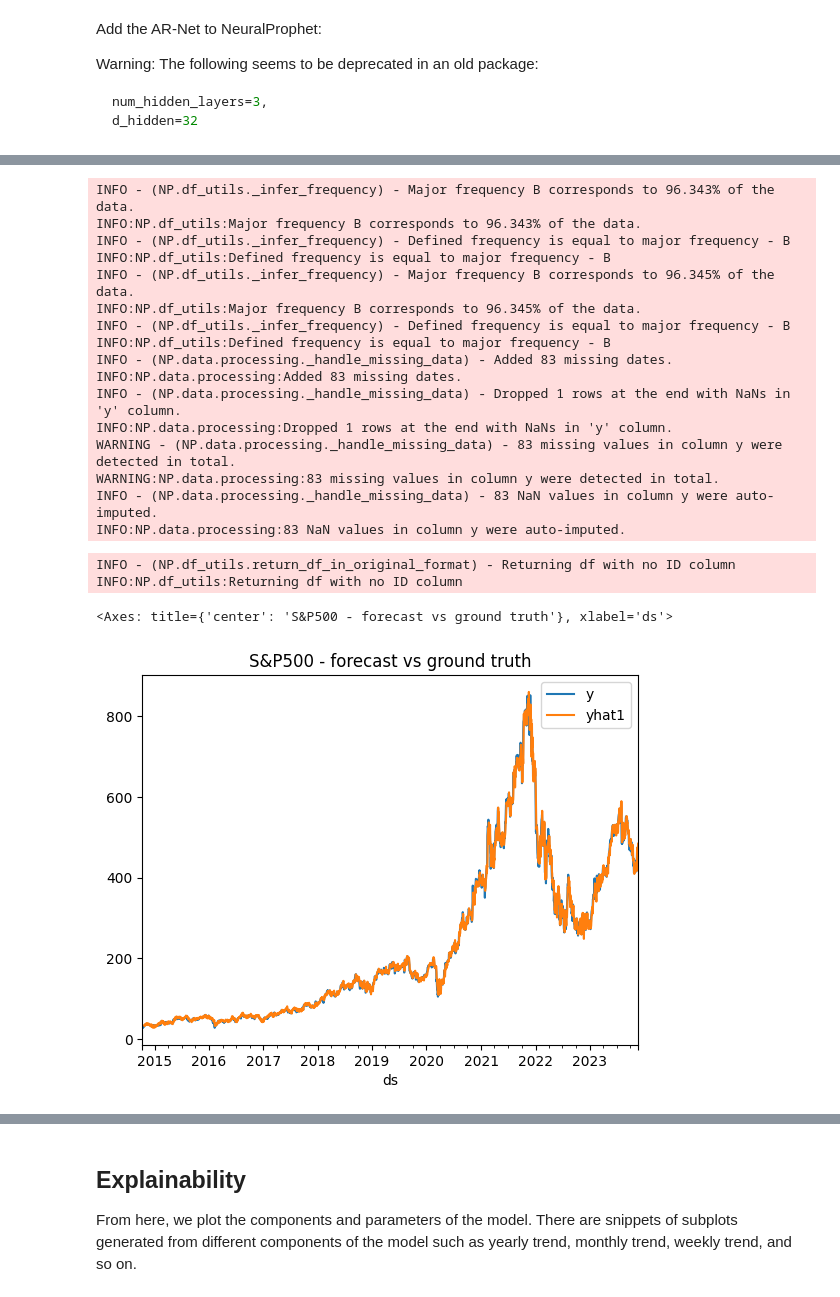
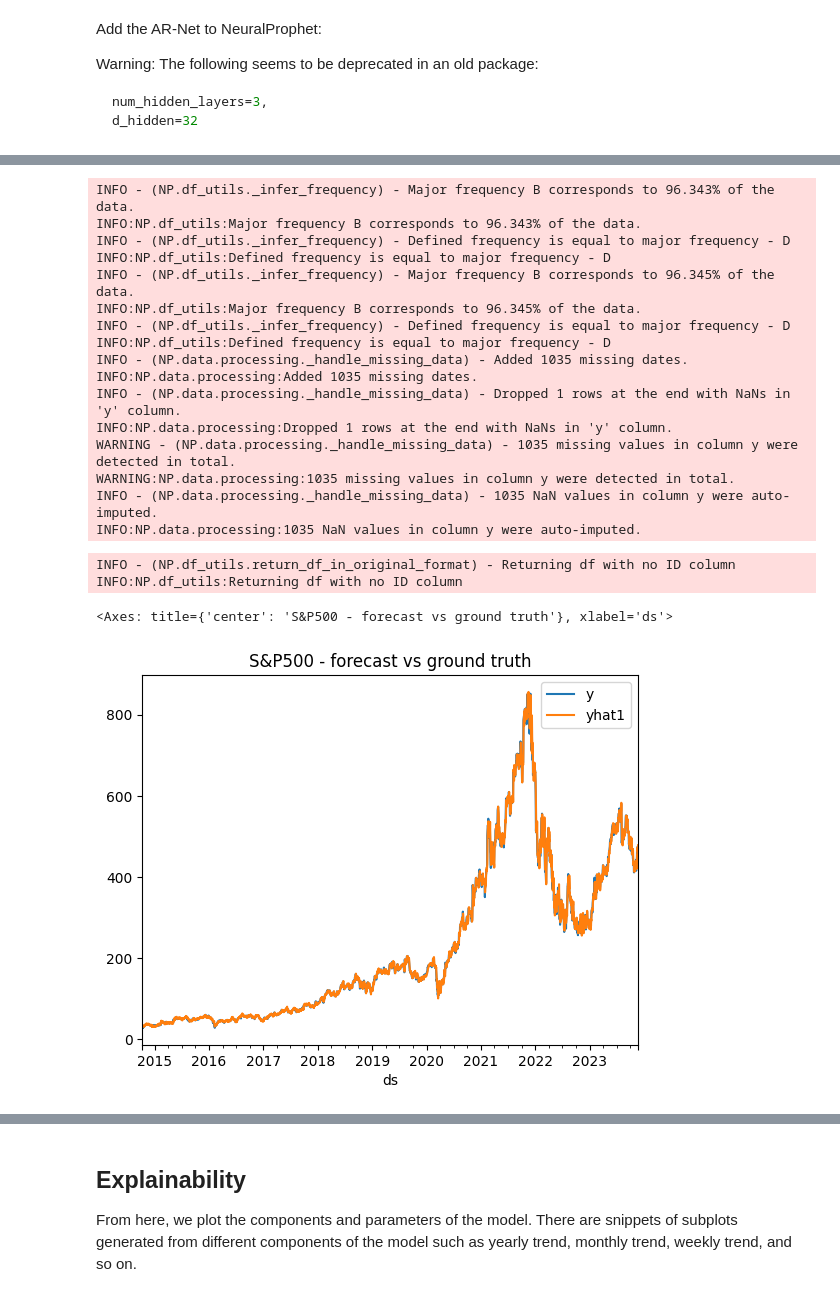
Before and after one commit to yiqiao-yin/WYNAssociates, a Jupyter notebook: docs/ref-deeplearning/ex16b - use neuralprophet to forecast stock price.ipynb, the cells around one changed output, grey strips where cells are left out. Saved outputs shown, nothing was run; the diff lists cells and outputs as text; code cells hidden in the pictures.

```diff
--- a/docs/ref-deeplearning/ex16b - use neuralprophet to forecast stock price.ipynb
+++ b/docs/ref-deeplearning/ex16b - use neuralprophet to forecast stock price.ipynb
@@ -268,11 +392,13 @@ model = NeuralProphet(
     # d_hidden=32
 )
 
-metrics = model.fit(df_train, freq="B")
+metrics = model.fit(df_train, freq="D")
 
 pred_df = model.predict(df)
-pred_df.plot(x="ds", y=["y", "yhat1"],
-             title="S&P500 - forecast vs ground truth")
+pred_df.plot(
+    x="ds",
+    y=["y", "yhat1"],
+    title="S&P500 - forecast vs ground truth")
 # %% [output]
 WARNING - (NP.forecaster.fit) - When Global modeling with local normalization, metrics are displayed in normalized scale.
 WARNING:NP.forecaster:When Global modeling with local normalization, metrics are displayed in normalized scale.
@@ -294,23 +420,23 @@ WARNING:NP.config:Learning rate finder: The number of batches (37) is too small
 INFO - (NP.df_utils._infer_frequency) - Major frequency B corresponds to 96.343% of the data.
 INFO:NP.df_utils:Major frequency B corresponds to 96.343% of the data.
-INFO - (NP.df_utils._infer_frequency) - Defined frequency is equal to major frequency - B
-INFO:NP.df_utils:Defined frequency is equal to major frequency - B
+INFO - (NP.df_utils._infer_frequency) - Defined frequency is equal to major frequency - D
+INFO:NP.df_utils:Defined frequency is equal to major frequency - D
 INFO - (NP.df_utils._infer_frequency) - Major frequency B corresponds to 96.345% of the data.
 INFO:NP.df_utils:Major frequency B corresponds to 96.345% of the data.
-INFO - (NP.df_utils._infer_frequency) - Defined frequency is equal to major frequency - B
-INFO:NP.df_utils:Defined frequency is equal to major frequency - B
-INFO - (NP.data.processing._handle_missing_data) - Added 83 missing dates.
-INFO:NP.data.processing:Added 83 missing dates.
+INFO - (NP.df_utils._infer_frequency) - Defined frequency is equal to major frequency - D
+INFO:NP.df_utils:Defined frequency is equal to major frequency - D
+INFO - (NP.data.processing._handle_missing_data) - Added 1035 missing dates.
+INFO:NP.data.processing:Added 1035 missing dates.
 INFO - (NP.data.processing._handle_missing_data) - Dropped 1 rows at the end with NaNs in 'y' column.
 INFO:NP.data.processing:Dropped 1 rows at the end with NaNs in 'y' column.
-WARNING - (NP.data.processing._handle_missing_data) - 83 missing values in column y were detected in total.
-WARNING:NP.data.processing:83 missing values in column y were detected in total.
-INFO - (NP.data.processing._handle_missing_data) - 83 NaN values in column y were auto-imputed.
-INFO:NP.data.processing:83 NaN values in column y were auto-imputed.
+WARNING - (NP.data.processing._handle_missing_data) - 1035 missing values in column y were detected in total.
+WARNING:NP.data.processing:1035 missing values in column y were detected in total.
+INFO - (NP.data.processing._handle_missing_data) - 1035 NaN values in column y were auto-imputed.
+INFO:NP.data.processing:1035 NaN values in column y were auto-imputed.
 INFO - (NP.df_utils.return_df_in_original_format) - Returning df with no ID column
 INFO:NP.df_utils:Returning df with no ID column
 <Axes: title={'center': 'S&P500 - forecast vs ground truth'}, xlabel='ds'>
-[figure, old version]
+[figure, new version]
 # %%
 pred_df.iloc[-TEST_LENGTH:].plot(x="ds", y=["y", "yhat1"], title="S&P500 - forecast vs ground truth")
 # %% [output]
```
Also changed, not shown: parts of 16 cells of this notebook.
